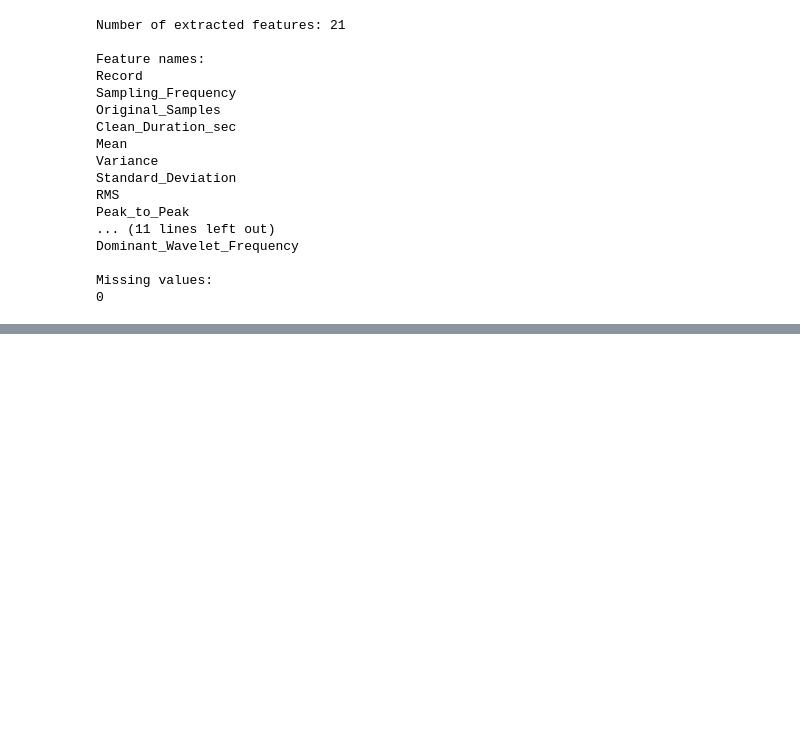
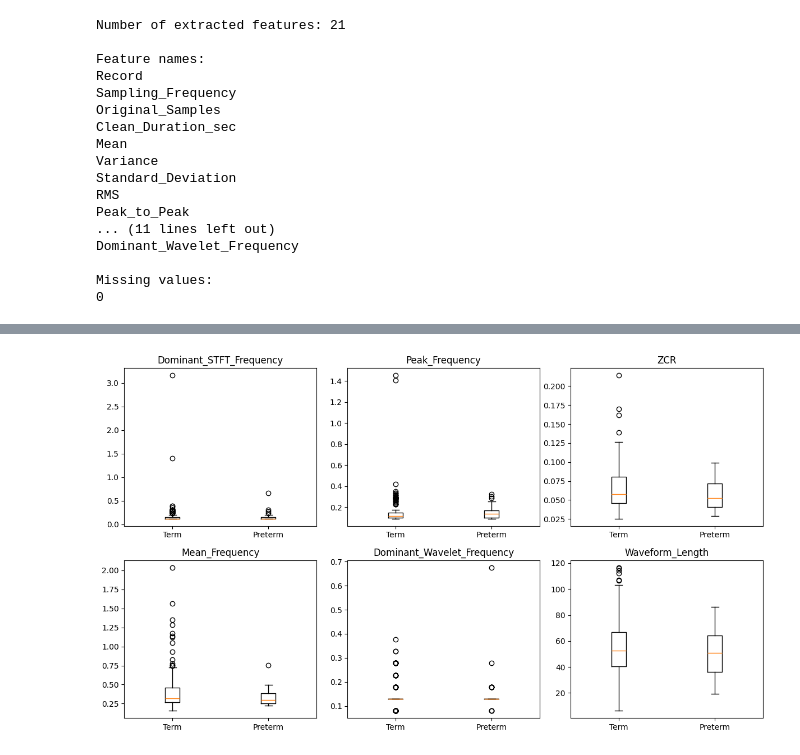
Before and after one commit to shahriarshadhin3-alt/uterine-emg-preterm-detection, a Jupyter notebook: notebooks/07_full_dataset_feature_extraction.ipynb, the cells around one changed output, grey strips where cells are left out. Drawn from its saved outputs; the diff is of its cells as text; code cells hidden in the pictures; blank space fills up the shorter version.

Commit message:
Add full-dataset extraction, labels and model comparison.

```diff
--- a/notebooks/07_full_dataset_feature_extraction.ipynb
+++ b/notebooks/07_full_dataset_feature_extraction.ipynb
@@ -382,0 +530,14 @@ extract_features("tpehg1022")
+# %%
+import pandas as pd
+import numpy as np
+
+df = pd.read_csv("/content/drive/MyDrive/uterine-emg-preterm-detection/data/tpehg_features_labeled.csv")
+
+drop_cols = ["Record", "Gestation_weeks", "Rec_time_weeks", "Label", "Target",
+             "Sampling_Frequency", "Original_Samples", "Clean_Duration_sec"]
+X = df.drop(columns=drop_cols)
+y = df["Target"]
+
+print("Features used:", X.shape[1])
+print(list(X.columns))
+print("Preterm:", y.sum(), " Term:", (y == 0).sum())
@@ -382,0 +592,32 @@ extract_features("tpehg1022")
+# %%
+from scipy.stats import mannwhitneyu
+from sklearn.metrics import roc_auc_score
+import matplotlib.pyplot as plt
+
+rows = []
+for col in X.columns:
+    pre = X.loc[y == 1, col]
+    term = X.loc[y == 0, col]
+    p = mannwhitneyu(pre, term, alternative="two-sided").pvalue
+    auc = roc_auc_score(y, X[col])
+    rows.append({"Feature": col,
+                 "Median_Preterm": pre.median(),
+                 "Median_Term": term.median(),
+                 "Single_Feature_AUC": round(auc, 3),
+                 "p_value": round(p, 4)})
+
+uni = pd.DataFrame(rows).sort_values("p_value")
+uni["p_adjusted_Bonferroni"] = (uni["p_value"] * len(uni)).clip(upper=1).round(4)
+display(uni)
+uni.to_csv("/content/drive/MyDrive/uterine-emg-preterm-detection/data/univariate_tests_v1.csv", index=False)
+
+# Boxplots of the 6 best features
+top = uni["Feature"].head(6).tolist()
+fig, axes = plt.subplots(2, 3, figsize=(12, 7))
+for ax, col in zip(axes.ravel(), top):
+    ax.boxplot([X.loc[y == 0, col], X.loc[y == 1, col]], labels=["Term", "Preterm"])
+    ax.set_title(col)
+plt.tight_layout()
+plt.savefig("/content/drive/MyDrive/uterine-emg-preterm-detection/data/top_features_boxplots_v1.png", dpi=200)
+plt.show()
+# %% [output]
@@ -382,0 +642 @@ extract_features("tpehg1022")
+[figure, added]
```
Also changed, not shown: parts of 15 cells of this notebook.
